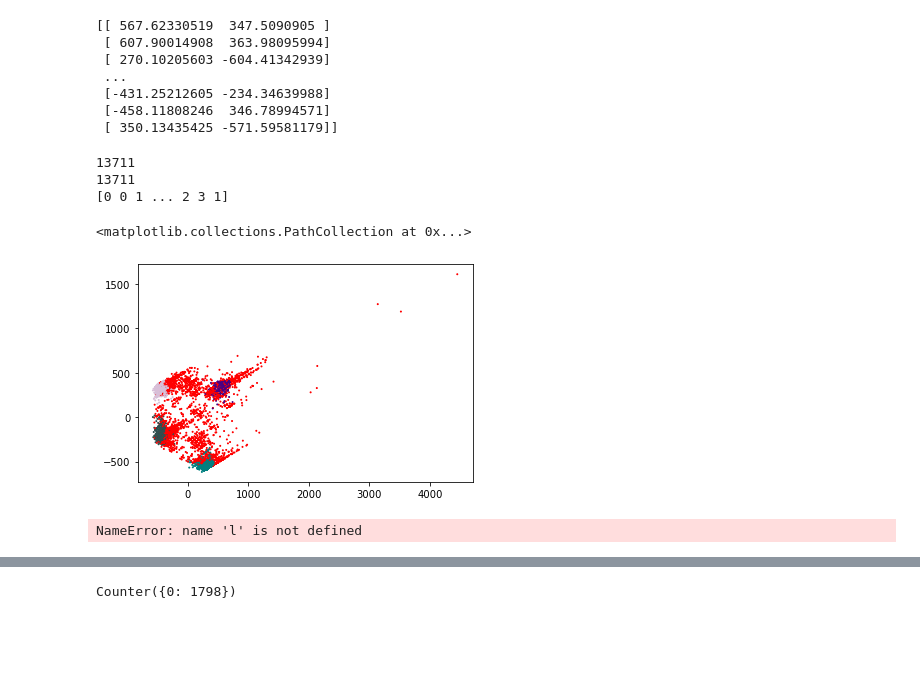
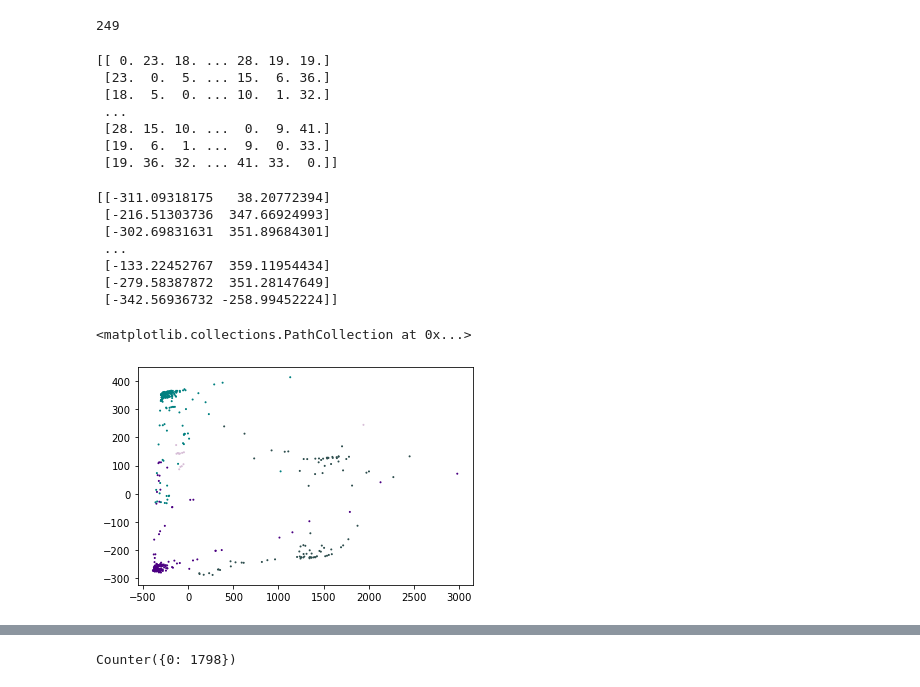
Before and after one commit to JosipZrilic/Bio-projekt--Spectral-clustering, a Jupyter notebook: load_data.ipynb, the cells around one changed output, grey strips where cells are left out. Cells and saved outputs as stored; diff of their text form; code cells hidden in the pictures; blank space fills up the shorter version.

```diff
--- a/load_data.ipynb
+++ b/load_data.ipynb
@@ -94,46 +85,69 @@ print(len(H))
+# %%
+seqs = Counter(seqss)
+lens=Counter(seqlen)
+kandidat = lens.most_common()[0][0]
+print(kandidat)
+# %% [output]
+249
+# %%
+opseg=0.01
+for k in seqs.copy():
+    if  len(k) < kandidat*(1-opseg)  and len(k) > kandidat*(1+opseg):
+        del seqs[k]
+#len(k) < kandidat*(1-opseg)  and len(k) > kandidat*(1+opseg)
+useqs = list(seqs.keys())
+usegscount= list(seqs.values())
+# %%
+n = len(useqs)
+X = np.zeros((n, n))
+for i in range(n):
+    for j in range(0 , i):
+        X[i][j] = X[j][i] = distance( str(useqs[i]) , str(useqs[j]))
+#pairwise2.align.localmx(useqs[i], useqs[j], match=0, mismatch=1,score_only=True)
+# %%
+print(X)
+# %% [output]
+[[ 0. 23. 18. ... 28. 19. 19.]
+ [23.  0.  5. ... 15.  6. 36.]
+ [18.  5.  0. ... 10.  1. 32.]
+ ...
+ [28. 15. 10. ...  0.  9. 41.]
+ [19.  6.  1. ...  9.  0. 33.]
+ [19. 36. 32. ... 41. 33.  0.]]
 # %%
- pca= PCA(n_components=2, svd_solver='arpack')
-S=pca.fit_transform(H)
+pca= PCA(n_components=2, svd_solver='arpack')
+S=pca.fit_transform(X)
 s1, s2 = S.T
 
 
 
 print(S)
 # %% [output]
-[[ 567.62330519  347.5090905 ]
- [ 607.90014908  363.98095994]
- [ 270.10205603 -604.41342939]
+[[-311.09318175   38.20772394]
+ [-216.51303736  347.66924993]
+ [-302.69831631  351.89684301]
  ...
- [-431.25212605 -234.34639988]
- [-458.11808246  346.78994571]
- [ 350.13435425 -571.59581179]]
+ [-133.22452767  359.11954434]
+ [-279.58387872  351.28147649]
+ [-342.56936732 -258.99452224]]
 # %%
 
 
 spectral = SpectralClustering(
-        n_clusters=6,
+        n_clusters=4,
         eigen_solver="arpack",
         assign_labels="discretize",
         affinity="precomputed_nearest_neighbors",
 )
 
 
-dbscan = DBSCAN(eps=2, min_samples=300, metric="precomputed")
+dbscan = DBSCAN(eps=2, min_samples=int(sum(usegscount)*.1), metric="precomputed")
 
-Z= spectral.fit_predict(H)
-Y  = dbscan.fit_predict(H)
-print(len(H))
-print(len(Y))
+Z= spectral.fit_predict(X)
+Y  = dbscan.fit_predict(X, sample_weight=usegscount)
 colors = np.array(["#4B0082","#008080","#2F4F4F","#D8BFD8","#8B4513","#808080","#FF6347","#F0F8FF","#D3D3D3","#4169E1","#DA70D6","#FFFFFF","#DB7093","#87CEEB","#F8F8FF","#FFB6C1","#FAEBD7","#9ACD32","#A9A9A9","red"])
-print(Y)
-plt.scatter(s1, s2, s=1, color=colors[Y])
+
+plt.scatter(s1, s2, s=1, color=colors[Z])
 # %% [output]
-13711
-13711
-[0 0 1 ... 2 3 1]
+<matplotlib.collections.PathCollection at 0x...>
-<matplotlib.collections.PathCollection at 0x...>
-[figure, old version]
+[figure, new version]
-# %%
-l
-# %% [output]
-NameError: name 'l' is not defined
```
Also changed, not shown: parts of 11 cells of this notebook.
